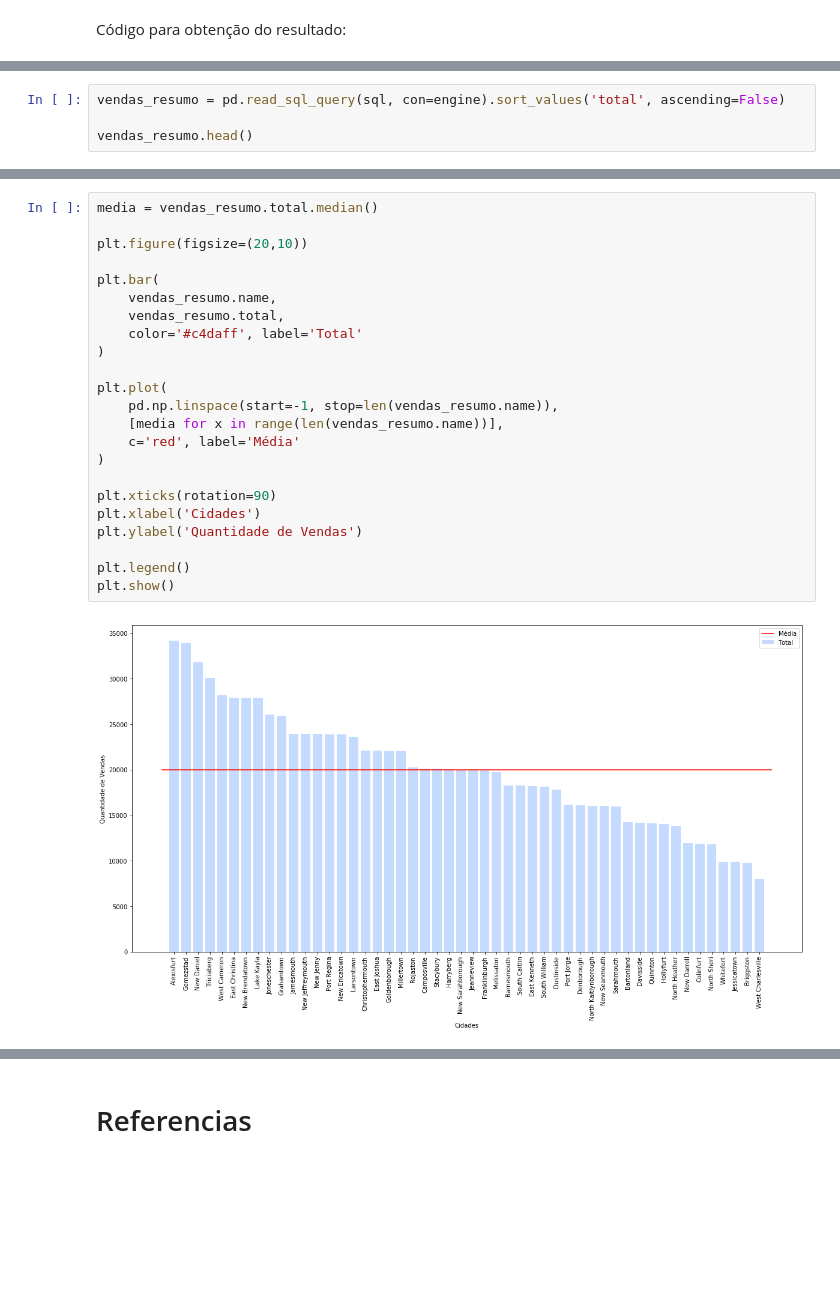
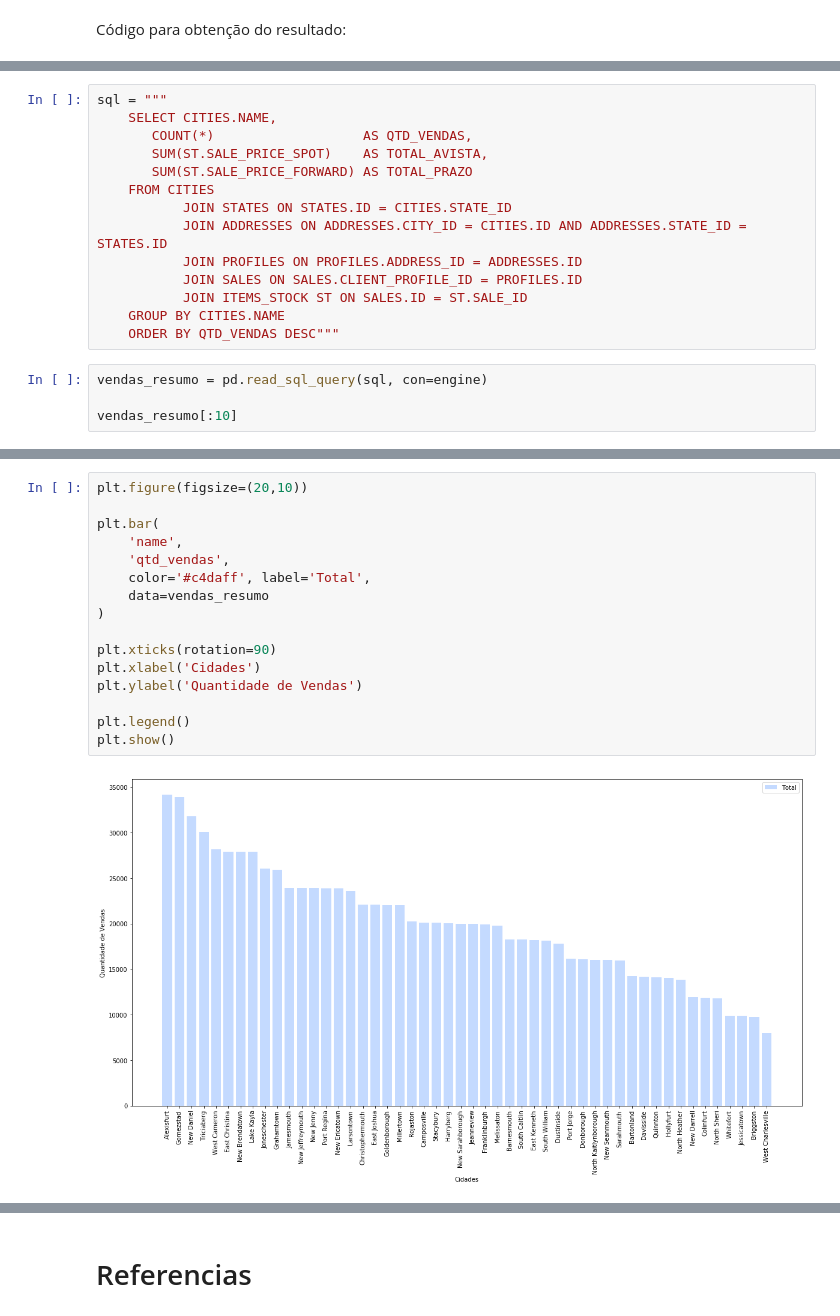
Before and after one commit to savioserra/trab-banco-dados, a Jupyter notebook: artifacts/notebooks/relatorio.ipynb, the cells around one changed output, grey strips where cells are left out. Drawn from its saved outputs; the diff is of its cells as text; blank space fills up the shorter version.

```diff
--- a/artifacts/notebooks/relatorio.ipynb
+++ b/artifacts/notebooks/relatorio.ipynb
@@ -98,5 +136,19 @@ group by cities.name, states.abbr"""
+# %%
+sql = """
+    SELECT CITIES.NAME,
+       COUNT(*)                   AS QTD_VENDAS,
+       SUM(ST.SALE_PRICE_SPOT)    AS TOTAL_AVISTA,
+       SUM(ST.SALE_PRICE_FORWARD) AS TOTAL_PRAZO
+    FROM CITIES
+           JOIN STATES ON STATES.ID = CITIES.STATE_ID
+           JOIN ADDRESSES ON ADDRESSES.CITY_ID = CITIES.ID AND ADDRESSES.STATE_ID = STATES.ID
+           JOIN PROFILES ON PROFILES.ADDRESS_ID = ADDRESSES.ID
+           JOIN SALES ON SALES.CLIENT_PROFILE_ID = PROFILES.ID
+           JOIN ITEMS_STOCK ST ON SALES.ID = ST.SALE_ID
+    GROUP BY CITIES.NAME
+    ORDER BY QTD_VENDAS DESC"""
 # %%
-vendas_resumo = pd.read_sql_query(sql, con=engine).sort_values('total', ascending=False)
+vendas_resumo = pd.read_sql_query(sql, con=engine)
 
-vendas_resumo.head()
+vendas_resumo[:10]
 # %% [output]
@@ -109,25 +166,18 @@ vendas_resumo.head()
 # %%
-media = vendas_resumo.total.median()
-
 plt.figure(figsize=(20,10))
 
 plt.bar(
-    vendas_resumo.name,
-    vendas_resumo.total,
-    color='#c4daff', label='Total'
-)
-
-plt.plot(
-    pd.np.linspace(start=-1, stop=len(vendas_resumo.name)),
-    [media for x in range(len(vendas_resumo.name))],
-    c='red', label='Média'
+    'name',
+    'qtd_vendas',
+    color='#c4daff', label='Total',
+    data=vendas_resumo
 )
 
 plt.xticks(rotation=90)
 plt.xlabel('Cidades')
 plt.ylabel('Quantidade de Vendas')
 
 plt.legend()
 plt.show()
 # %% [output]
-[figure, old version]
+[figure, new version]
```
Also changed, not shown: parts of 15 cells of this notebook, 1 other file.
